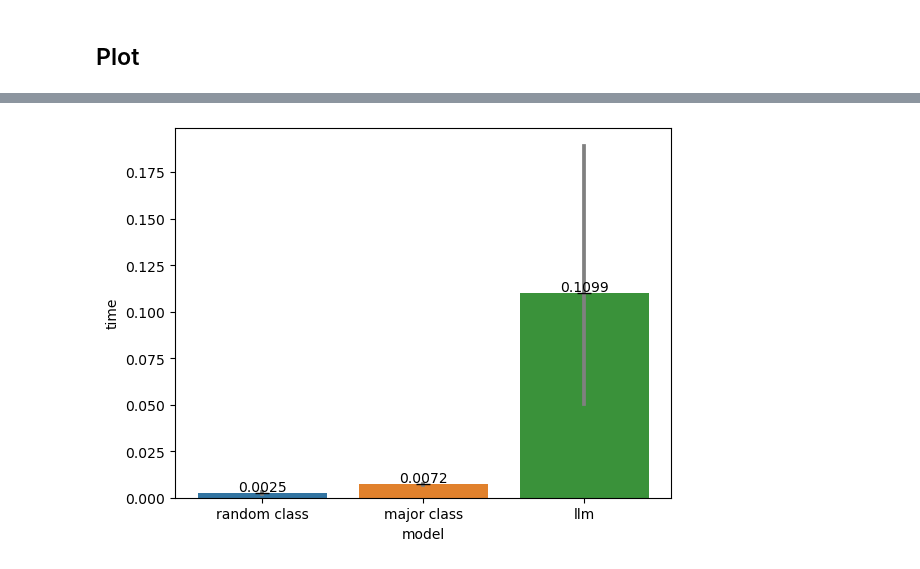
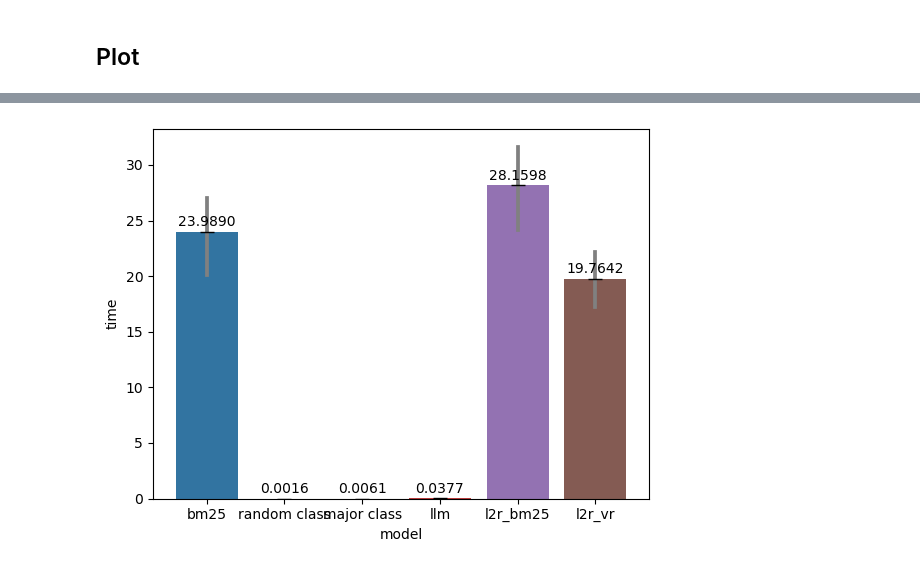
Before and after one commit to Peggy1210/SI650-final-project, a Jupyter notebook: IRsys.ipynb, the cells around one changed output, grey strips where cells are left out. Cells and saved outputs as stored; diff of their text form; code cells hidden in the pictures.

```diff
--- a/IRsys.ipynb
+++ b/IRsys.ipynb
@@ -350 +379,19 @@ llm_score
+# %%
+document_dict = {}
+if dataset_file_path.endswith('.gz'):
+    with gzip.open(dataset_file_path, 'rt', encoding='utf-8') as f:
+        for line in tqdm(f):
+            print(line)
+            doc = json.loads(line)
+            document_dict[doc['job_id']] = doc['description']
+else:
+    with jsonlines.open(dataset_file_path) as f:
+        for doc in tqdm(f):
+            document_dict[doc['job_id']] = doc['description']
+# %%
+docids = []
+docids_file_path = 'data/job_posting_ids.txt'
+with open(docids_file_path, 'r') as f:
+    for line in tqdm(f):
+        docids.append(int(line))
 # %%
@@ -378,0 +440,3 @@ llm_score
+# %%
+print('training...')
+l2r_vr.train(training_filename, resume_data_filename)
@@ -378,0 +447,3 @@ llm_score
+# %%
+l2r_vr_score = run_relevance_tests(resume_data_filename, testing_filename, l2r_vr)
+l2r_vr_score
@@ -443,18 +565,20 @@ number of queries 124
 # %%
 import numpy as np
 df = []
 for i in range(len(rc_score["time"])):
-    # df.append({'model': 'bm25', 'time': bm25_score['time']})
+    df.append({'model': 'bm25', 'time': bm25_score['time'][i]})
     df.append({'model': 'random class', 'time': rc_score['time'][i]})
     df.append({'model': 'major class', 'time': mc_score['time'][i]})
     df.append({'model': 'llm', 'time': llm_score['time'][i]})
+    df.append({'model': 'l2r_bm25', 'time': l2r_bm25_score['time'][i]})
+    df.append({'model': 'l2r_vr', 'time': l2r_vr_score['time'][i]})
 
 df = pd.DataFrame(df)
 ax = sns.barplot(x='model', y='time', data=df, errcolor="grey")
-time_avg = [np.mean(rc_score['time']), np.mean(mc_score['time']), np.mean(llm_score['time'])]
+time_avg = [np.mean(bm25_score['time']), np.mean(rc_score['time']), np.mean(mc_score['time']), np.mean(llm_score['time']), np.mean(l2r_bm25_score['time']), np.mean(l2r_vr_score['time'])]
 for i, v in enumerate(time_avg):
-    ax.text(i, v+0.001, "{:.4f}".format(v), ha='center', color='black')
+    ax.text(i, v+0.5, "{:.4f}".format(v), ha='center', color='black')
     ax.plot(i, v, "_", markersize=10, color="black")
 plt.savefig(FIG_PATH + 'ranking_time.png')
 # %% [output]
-[figure, old version]
+[figure, new version]
```
Also changed, not shown: parts of 38 cells of this notebook, 4 other files.
